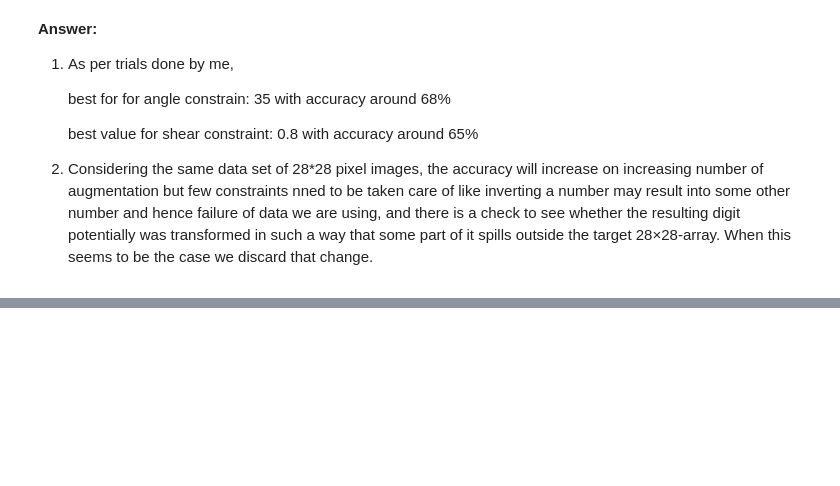
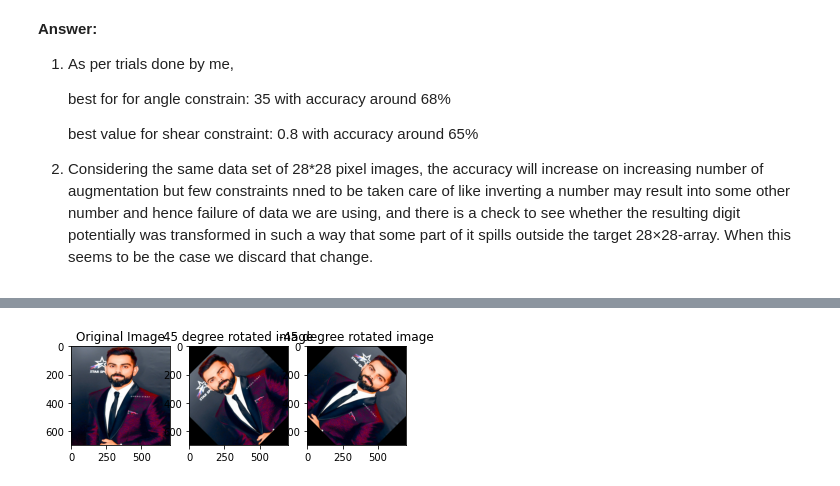
Before and after one commit to Ritesh-Gandhi24/FMML-2022, a Jupyter notebook: FMML_Aug22_M1_Lab3_Terms&Metrics.ipynb, the cells around one changed output, grey strips where cells are left out. Drawn from its saved outputs; the diff is of its cells as text; code cells hidden in the pictures; blank space fills up the shorter version.

```diff
--- a/FMML_Aug22_M1_Lab3_Terms&Metrics.ipynb
+++ b/FMML_Aug22_M1_Lab3_Terms&Metrics.ipynb
@@ -593,0 +635,13 @@ FileNotFoundError: ignored
+# %%
+plt.subplot(131)
+plt.imshow(img)
+plt.title("Original Image")
+plt.subplot(132)
+plt.imshow(r_image)
+plt.title("45 degree rotated image")
+plt.subplot(133)
+plt.imshow(r_image1)
+plt.title("-45 degree rotated image")
+plt.show()
+# %% [output]
+[figure, added]
```
Also changed, not shown: parts of 10 cells of this notebook.
